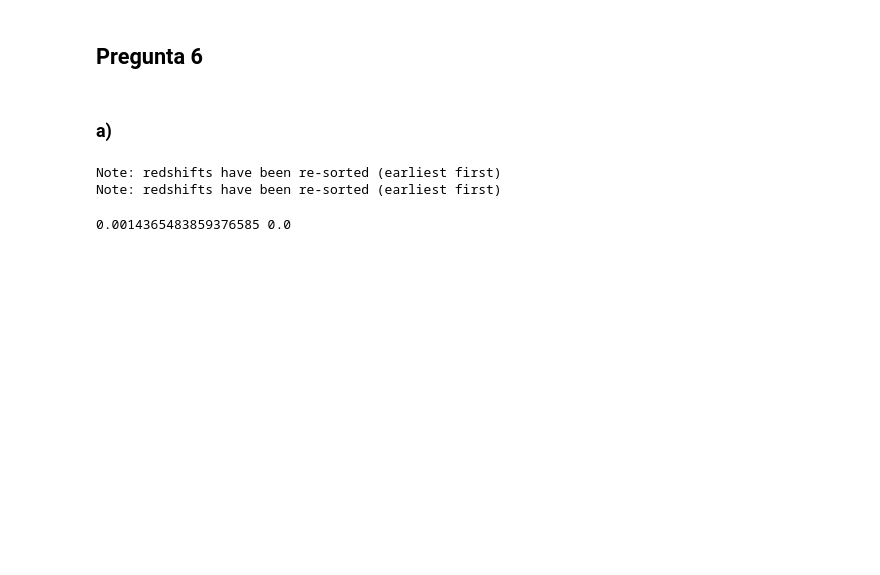
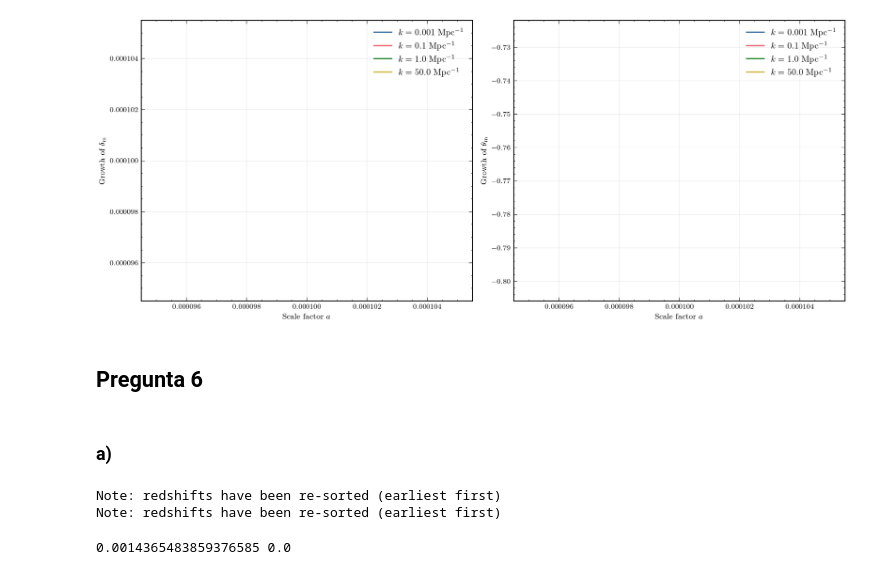
Before and after one commit to Mazroj/Cosmology_spring_25, a Jupyter notebook: tareas/tarea_2.ipynb, the cells around one changed output. Cells and saved outputs as stored; diff of their text form; code cells hidden in the pictures; blank space fills up the shorter version.

```diff
--- a/tareas/tarea_2.ipynb
+++ b/tareas/tarea_2.ipynb
@@ -5,0 +194,18 @@ from camb import model, initialpower
+# %%
+a_ini, a_end = 1e-4, 1.0
+X0 = [a_ini, - H_a(a_ini)*a_ini**2 ]
+
+k_list = np.array([10**(-3), 10**(-1), 1, 50])
+
+X_sol = {}
+
+for k in k_list:
+    X_sol[k] = solve_ivp(
+        fun = lambda a, X: rhs_edos(a, k, X),
+        t_span= (a_ini, a_end),
+        y0 = X0,
+        method = 'BDF',
+        dense_output= True,
+        rtol = 1e-7,
+        atol=1e-10
+    )
@@ -6,3 +217,24 @@ from camb import model, initialpower
+# %%
+fig, ax = plt.subplots(1, 2, figsize=(12, 5), sharex=True)
+
+for idx, k in enumerate(k_list):
+    ax[0].plot(X_sol[k].t, X_sol[k].y[0], label=fr'$k={k}$ Mpc'r'$^{-1}$')
+    ax[1].plot(X_sol[k].t, X_sol[k].y[1], label=fr'$k={k}$ Mpc'r'$^{-1}$')
+
+# Axis labels
+ax[0].set_xlabel(r'Scale factor $a$')
+ax[1].set_xlabel(r'Scale factor $a$')
+ax[0].set_ylabel(r'Growth of $\delta_\mathrm{m}$')
+ax[1].set_ylabel(r'Growth of $\theta_\mathrm{m}$')
+
+# Legends
+ax[0].legend(fontsize=10)
+ax[1].legend(fontsize=10)
+
+# Layout
+fig.tight_layout()
+# %% [output]
+[figure, added]
 # %% [markdown]
 ## Pregunta 6
 # %% [markdown]
```
Also changed, not shown: parts of 7 cells of this notebook, 2 other files.
